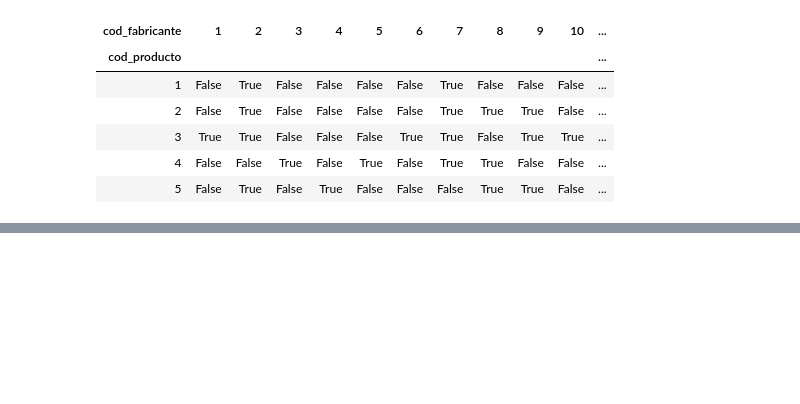
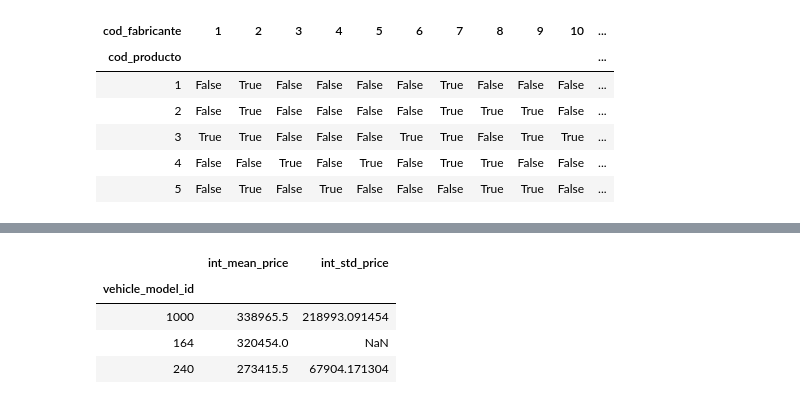
Before and after one commit to diegobalestieri/Datos---guias, a Jupyter notebook: Pandas/GuiaPandas.ipynb, the cells around one changed output, grey strips where cells are left out. Drawn from its saved outputs; the diff is of its cells as text; code cells hidden in the pictures; blank space fills up the shorter version.

```diff
--- a/Pandas/GuiaPandas.ipynb
+++ b/Pandas/GuiaPandas.ipynb
@@ -265,0 +310,10 @@ pd.pivot_table(data=ventas, index="cod_producto", columns="cod_fabricante", valu
+# %%
+prom_desv_int = autos_int.groupby("vehicle_model_id").agg({"price":["mean", "std"]})
+prom_desv_int.columns = ["int_mean_price", "int_std_price"]
+prom_desv_int.head(3)
+# %% [output]
+|  | int_mean_price | int_std_price |
+| vehicle_model_id |  |  |
+| 1000 | 338965.5 | 218993.091454 |
+| 164 | 320454.0 | NaN |
+| 240 | 273415.5 | 67904.171304 |
```
Also changed, not shown: parts of 7 cells of this notebook, 4 other files.
